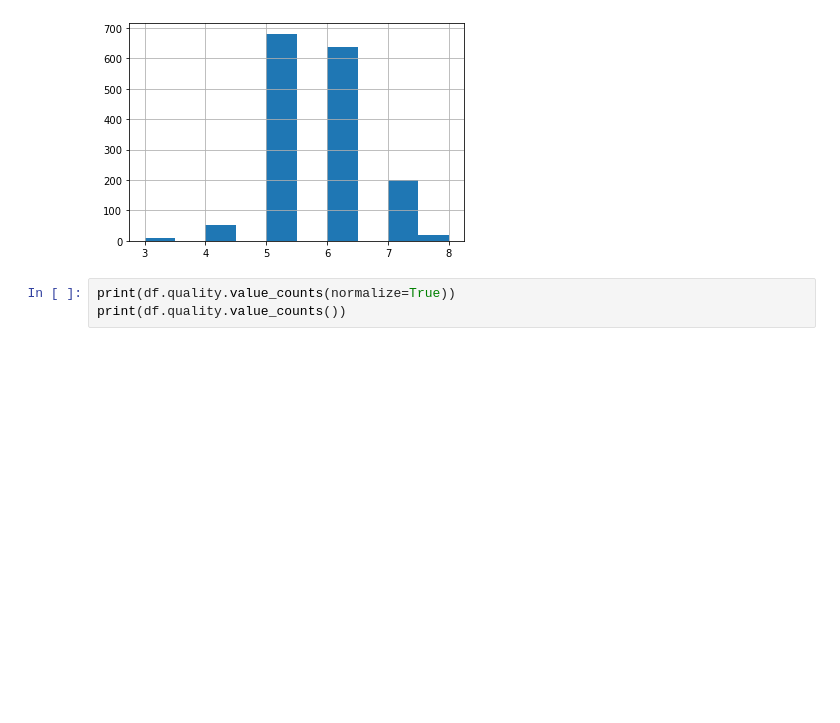
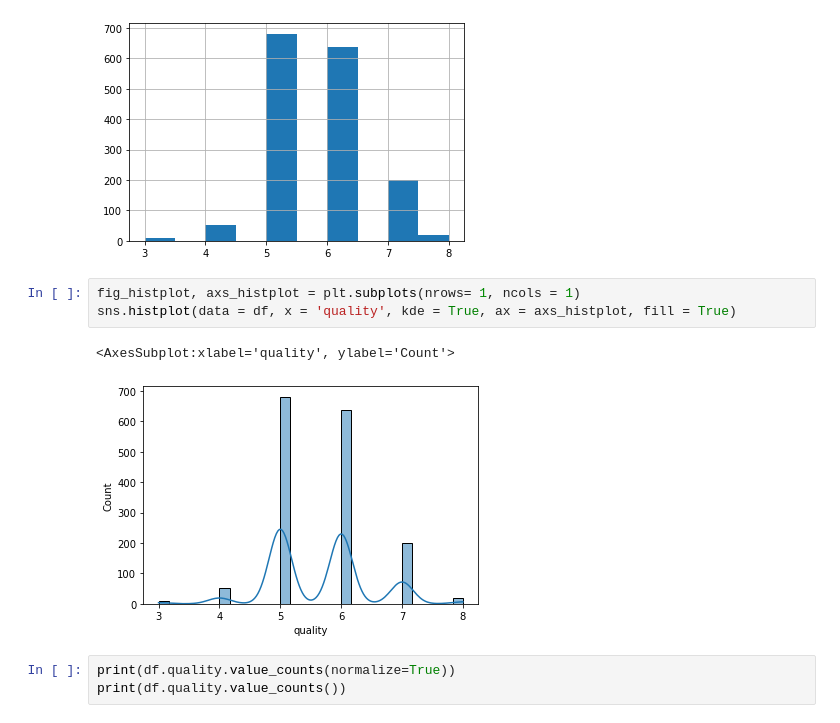
Before and after one commit to Pedro-Hdez/winequalityred-classificator, a Jupyter notebook: 2021-10-23.ipynb, the cells around one changed output. Cells and saved outputs as stored; diff of their text form; blank space fills up the shorter version.

```diff
--- a/2021-10-23.ipynb
+++ b/2021-10-23.ipynb
@@ -159,6 +212,12 @@ df.quality.hist()
 # %% [output]
 <AxesSubplot:>
 [figure]
+# %%
+fig_histplot, axs_histplot = plt.subplots(nrows= 1, ncols = 1)
+sns.histplot(data = df, x = 'quality', kde = True, ax = axs_histplot, fill = True)
+# %% [output]
+<AxesSubplot:xlabel='quality', ylabel='Count'>
+[figure, added]
 # %%
 print(df.quality.value_counts(normalize=True))
 print(df.quality.value_counts())
```
Also changed, not shown: parts of 22 cells of this notebook, 1 other file.
